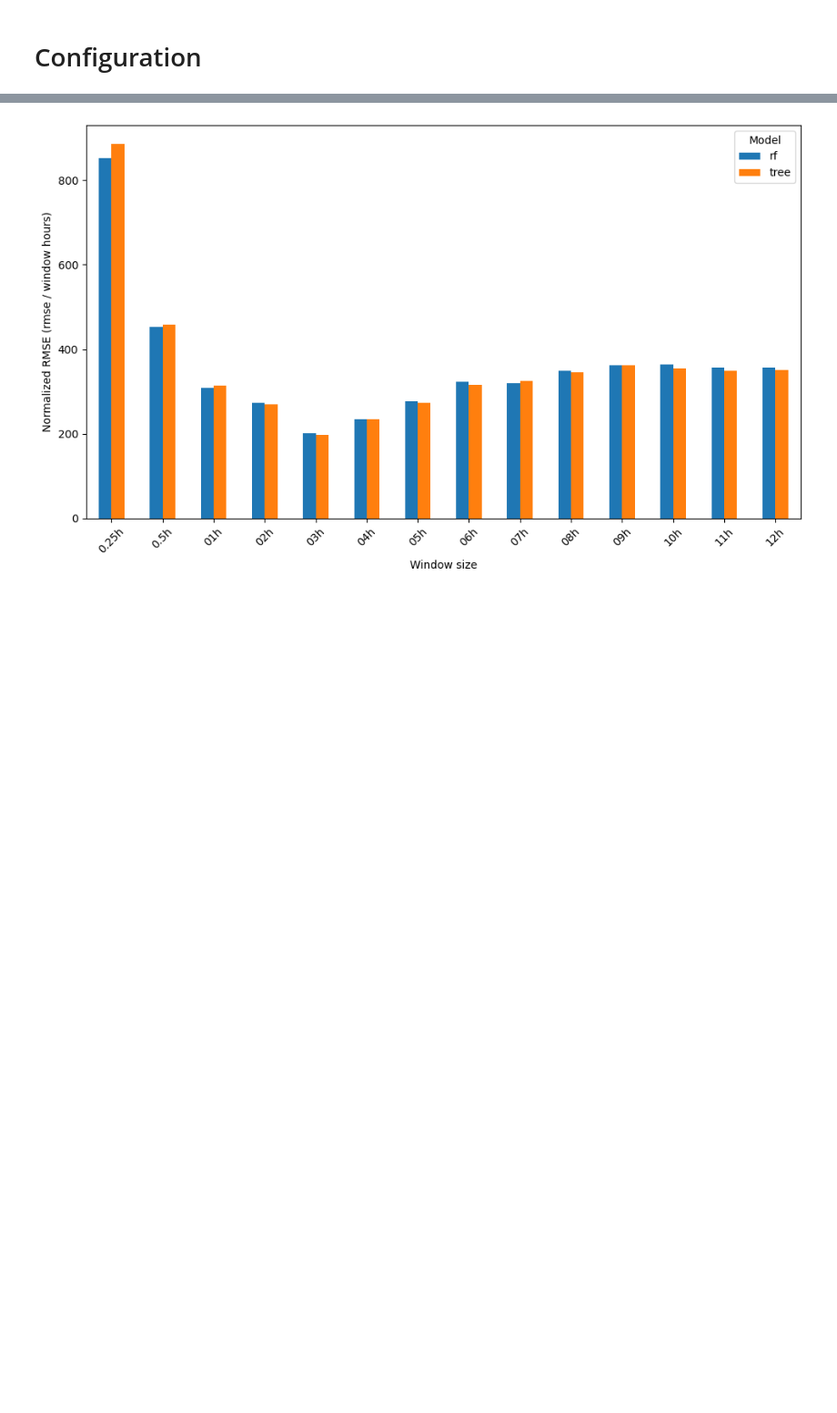
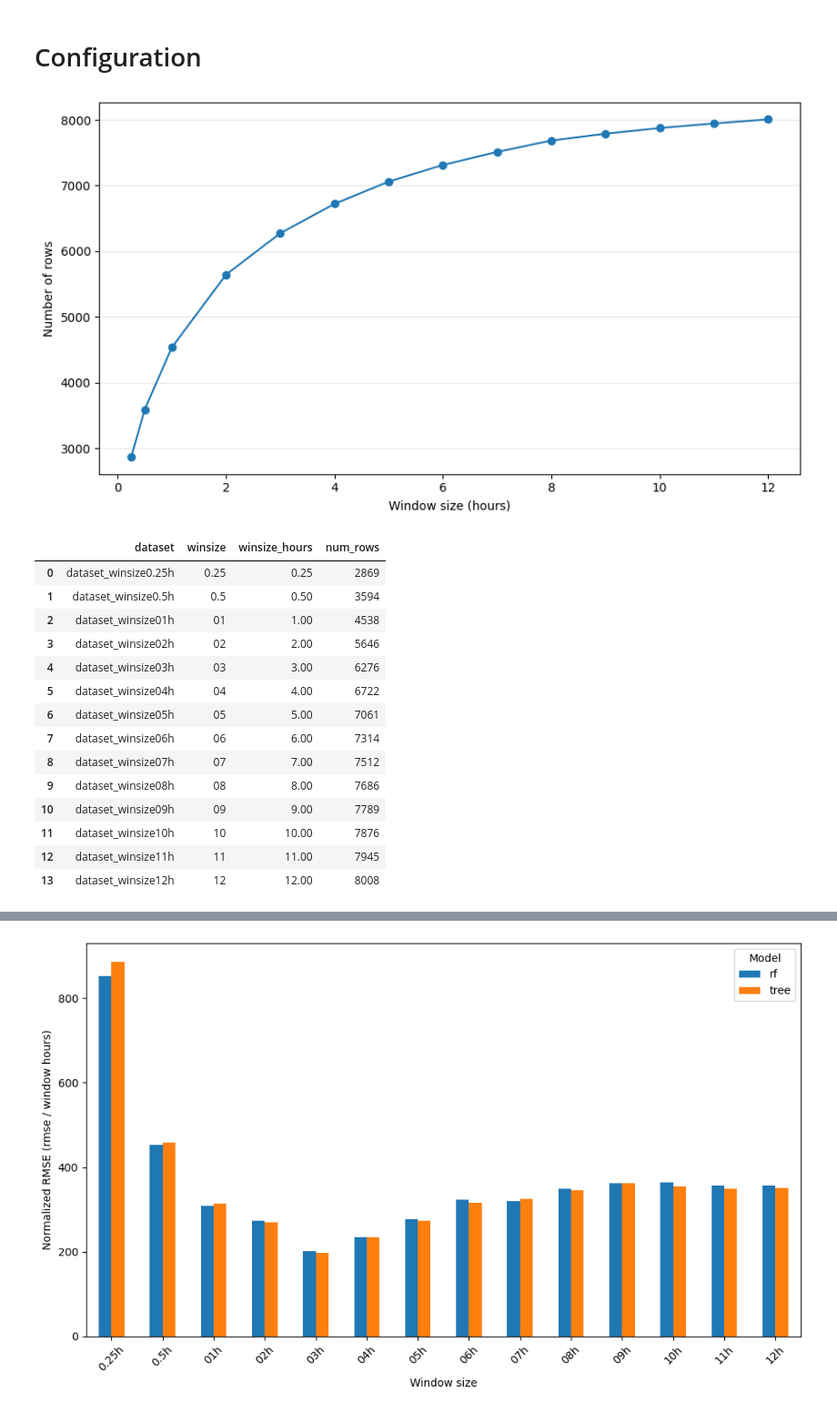
Before and after one commit to mohamad-hasan-sohan-ajini/predictive-maintenance, a Jupyter notebook: src/predictive_maintenance.ipynb, the cells around one changed output, grey strips where cells are left out. Shown at 91% size. Drawn from its saved outputs; the diff is of its cells as text; code cells hidden in the pictures; blank space fills up the shorter version.

```diff
--- a/src/predictive_maintenance.ipynb
+++ b/src/predictive_maintenance.ipynb
@@ -31,6 +31,57 @@ DROP_COLUMNS = [
 ]
 
 SUMMARY_FILENAME = "all_metrics_summary.csv"
+# %%
+import matplotlib.pyplot as plt
+
+row_counts = []
+
+for csv_path in sorted(DATA_DIR.glob(CSV_PATTERN)):
+    df = pd.read_csv(csv_path)
+    winsize = csv_path.stem.split("winsize", 1)[1].removesuffix("h")
+    row_counts.append(
+        {
+            "dataset": csv_path.stem,
+            "winsize": winsize,
+            "winsize_hours": float(winsize),
+            "num_rows": len(df),
+        }
+    )
+
+row_counts_df = pd.DataFrame(row_counts).sort_values("winsize_hours")
+
+ax = row_counts_df.plot(
+    x="winsize_hours",
+    y="num_rows",
+    kind="line",
+    marker="o",
+    figsize=(9, 5),
+    legend=False,
+)
+ax.set_xlabel("Window size (hours)")
+ax.set_ylabel("Number of rows")
+ax.grid(axis="y", alpha=0.3)
+plt.tight_layout()
+plt.show()
+
+row_counts_df
+# %% [output]
+[figure, added]
+|  | dataset | winsize | winsize_hours | num_rows |
+| 0 | dataset_winsize0.25h | 0.25 | 0.25 | 2869 |
+| 1 | dataset_winsize0.5h | 0.5 | 0.50 | 3594 |
+| 2 | dataset_winsize01h | 01 | 1.00 | 4538 |
+| 3 | dataset_winsize02h | 02 | 2.00 | 5646 |
+| 4 | dataset_winsize03h | 03 | 3.00 | 6276 |
+| 5 | dataset_winsize04h | 04 | 4.00 | 6722 |
+| 6 | dataset_winsize05h | 05 | 5.00 | 7061 |
+| 7 | dataset_winsize06h | 06 | 6.00 | 7314 |
+| 8 | dataset_winsize07h | 07 | 7.00 | 7512 |
+| 9 | dataset_winsize08h | 08 | 8.00 | 7686 |
+| 10 | dataset_winsize09h | 09 | 9.00 | 7789 |
+| 11 | dataset_winsize10h | 10 | 10.00 | 7876 |
+| 12 | dataset_winsize11h | 11 | 11.00 | 7945 |
+| 13 | dataset_winsize12h | 12 | 12.00 | 8008 |
 # %%
 ############
 # RUN ONCE #
```
Also changed, not shown: parts of 3 cells of this notebook, 3 other files.
